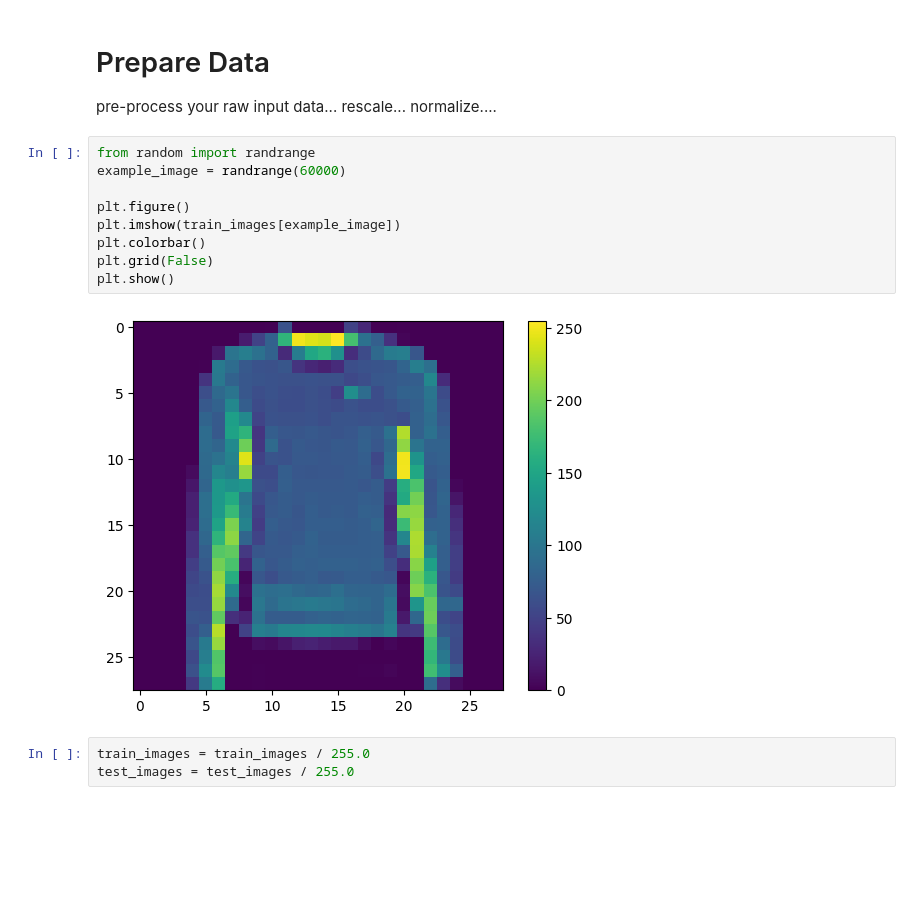
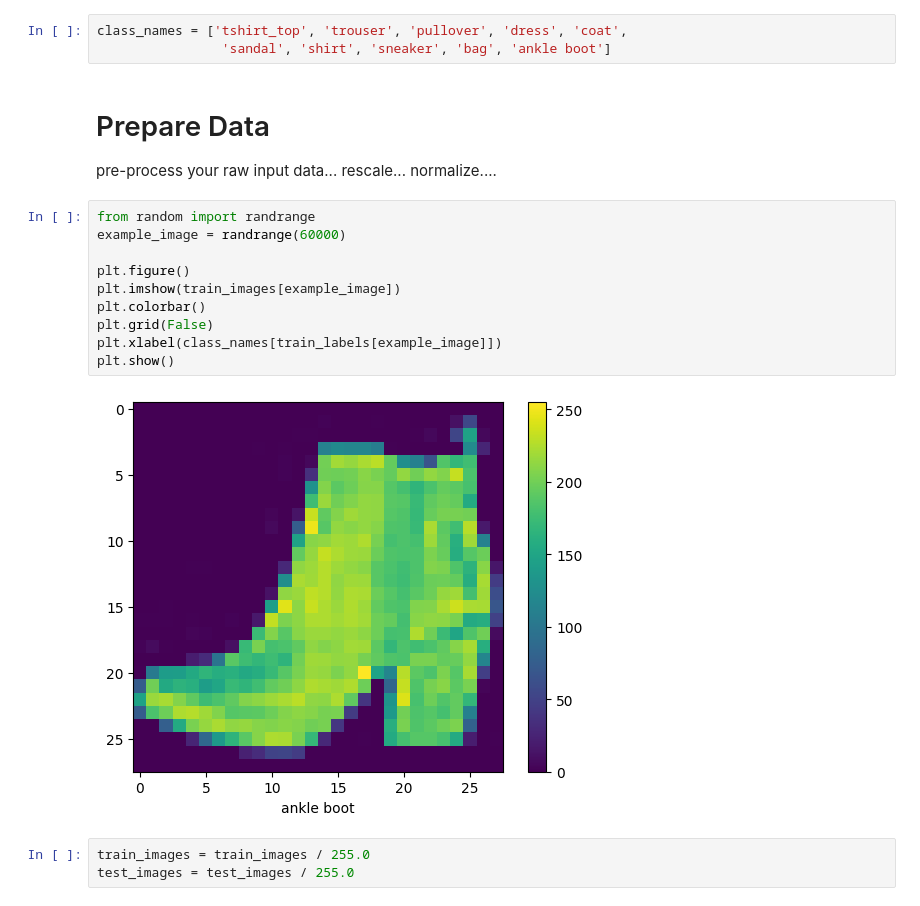
Before and after one commit to yannick1203/AIS_Group2, a Jupyter notebook: Assignment2/Code/PartA/Assignment2_PART_A_V3.ipynb, the cells around one changed output. Drawn from its saved outputs; the diff is of its cells as text; blank space fills up the shorter version.

```diff
--- a/Assignment2/Code/PartA/Assignment2_PART_A_V3.ipynb
+++ b/Assignment2/Code/PartA/Assignment2_PART_A_V3.ipynb
@@ -52,3 +49,6 @@ class_names = ['T-shirt/top', 'Trouser', 'Pullover', 'Dress', 'Coat',
+# %%
+class_names = ['tshirt_top', 'trouser', 'pullover', 'dress', 'coat',
+                'sandal', 'shirt', 'sneaker', 'bag', 'ankle boot']
 # %% [markdown]
 # Prepare Data
 
@@ -56,14 +56,15 @@ pre-process your raw input data... rescale... normalize....
 # %%
 from random import randrange
 example_image = randrange(60000)
 
 plt.figure()
 plt.imshow(train_images[example_image])
 plt.colorbar()
 plt.grid(False)
+plt.xlabel(class_names[train_labels[example_image]])
 plt.show()
 # %% [output]
-[figure, old version]
+[figure, new version]
 # %%
 train_images = train_images / 255.0
 test_images = test_images / 255.0
```
Also changed, not shown: parts of 12 cells of this notebook, 6 other files.
